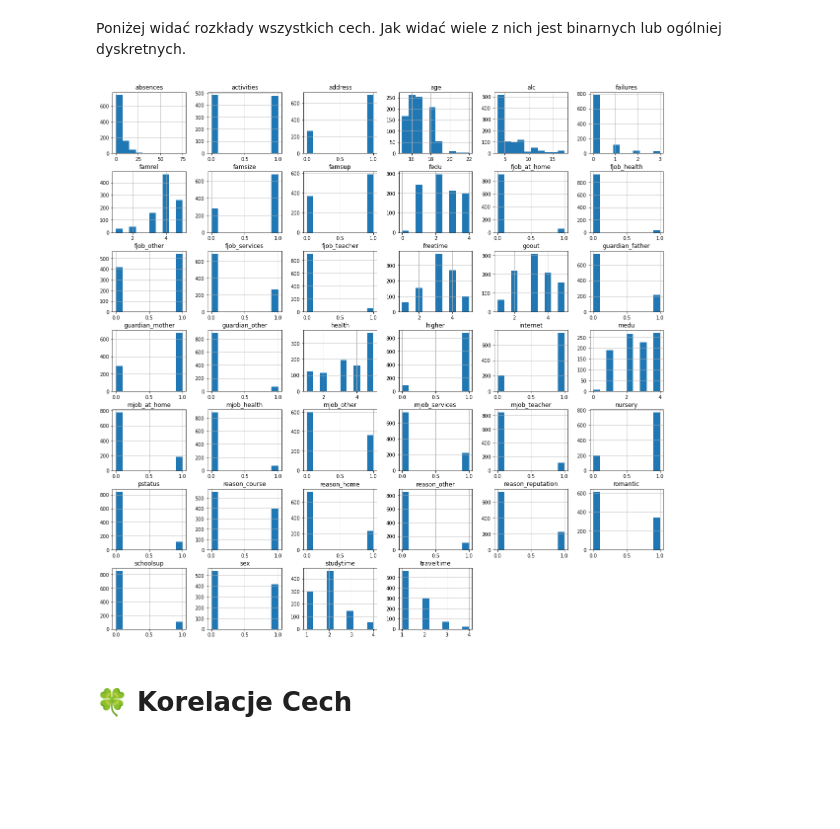
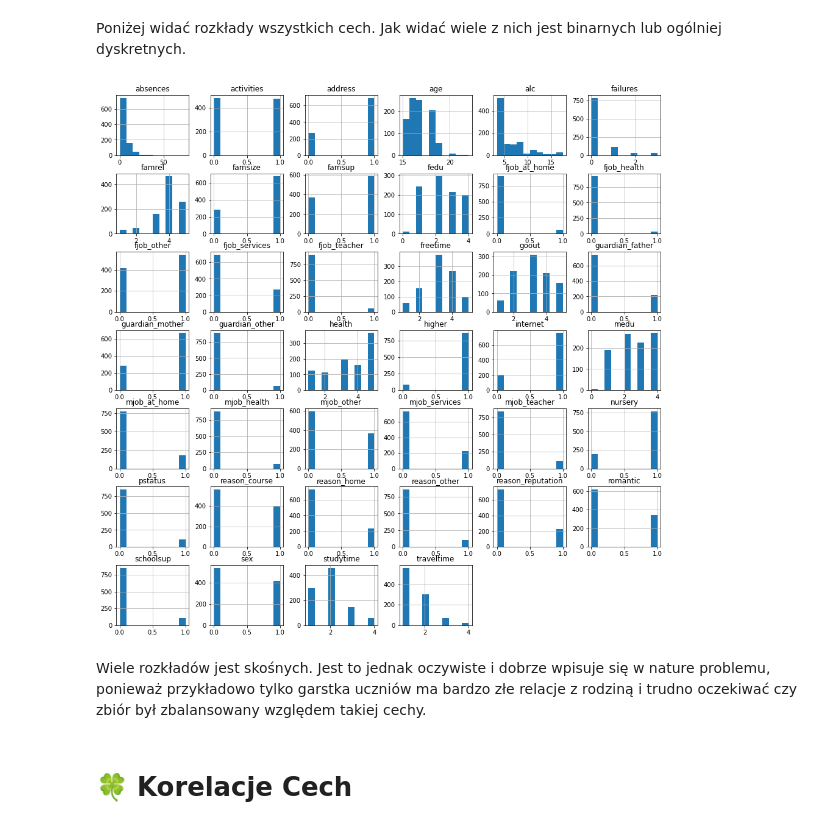
Before and after one commit to matlaczj/Predictive-Modeling-for-Student-Alcohol-Consumption, a Jupyter notebook: Projekt/projekt.ipynb, the cells around one changed output. Cells and saved outputs as stored; diff of their text form; code cells hidden in the pictures; blank space fills up the shorter version.

```diff
--- a/Projekt/projekt.ipynb
+++ b/Projekt/projekt.ipynb
@@ -121,9 +122,11 @@ Name: alc, dtype: float64
 # %% [markdown]
 Poniżej widać rozkłady wszystkich cech. Jak widać wiele z nich jest binarnych lub ogólniej dyskretnych.
 # %%
-dataset.hist(figsize=(20,20));
+dataset.hist(figsize=(16,16));
 # %% [output]
-[figure, old version]
+[figure, new version]
+# %% [markdown]
+Wiele rozkładów jest skośnych. Jest to jednak oczywiste i dobrze wpisuje się w nature problemu, ponieważ przykładowo tylko garstka uczniów ma bardzo złe relacje z rodziną i trudno oczekiwać czy zbiór był zbalansowany względem takiej cechy.
 # %% [markdown]
 # 🍀 **Korelacje Cech**
 # %%
```
Also changed, not shown: parts of 40 cells of this notebook, 2 other files.
